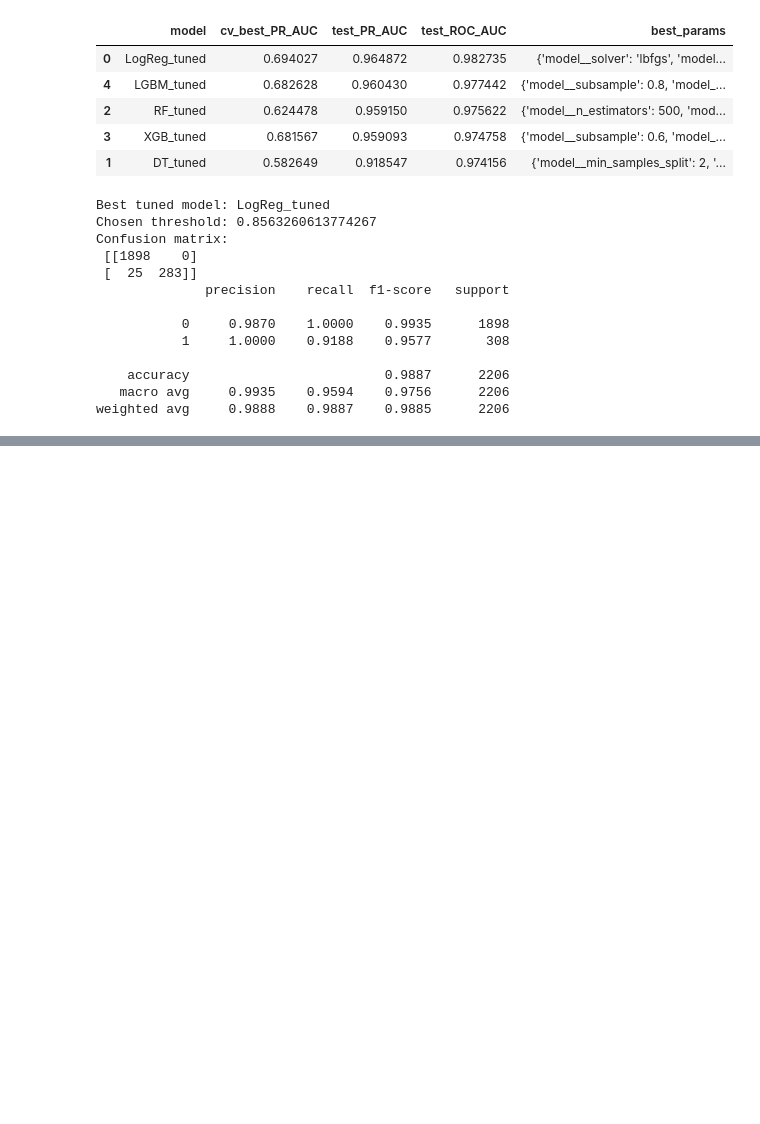
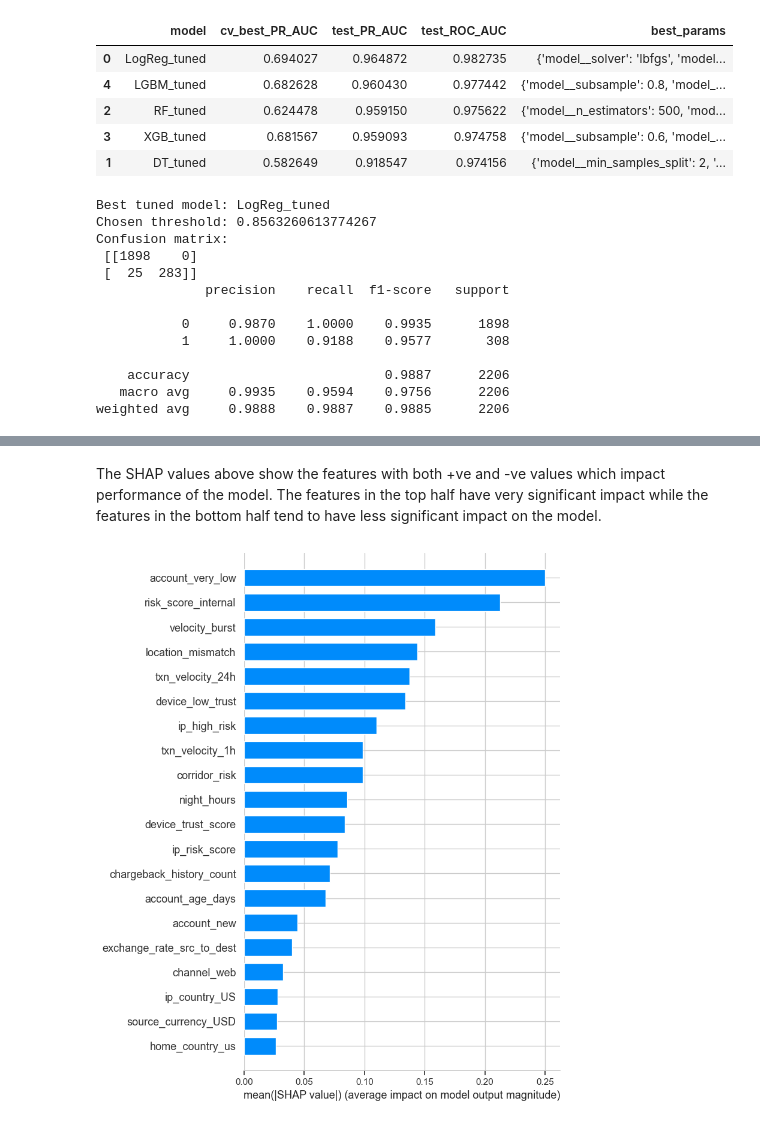
Before and after one commit to UzorNwokeaka/novapay-fraud-detection-project, a Jupyter notebook: notebooks/NovaPay - uzor_nwokeaka.ipynb, the cells around one changed output, grey strips where cells are left out. Cells and saved outputs as stored; diff of their text form; code cells hidden in the pictures; blank space fills up the shorter version.

```diff
--- a/notebooks/NovaPay - uzor_nwokeaka.ipynb
+++ b/notebooks/NovaPay - uzor_nwokeaka.ipynb
@@ -1668,0 +1660,8 @@ Saved: novapay_fraud_best_tuned_pipeline.pkl
+# %%
+# Load your best pipeline ---
+best_pipe = joblib.load("novapay_fraud_best_tuned_pipeline.pkl")
+
+pre = best_pipe.named_steps["preprocess"]
+model = best_pipe.named_steps["model"]
+
+print("Loaded model:", type(model))
@@ -1668,0 +1713,9 @@ Saved: novapay_fraud_best_tuned_pipeline.pkl
+# %% [markdown]
+The SHAP values above show the features with both +ve and -ve values which impact performance of the model. The features in the top half have very significant impact while the features in the bottom half tend to have less significant impact on the model.
+# %%
+# Summary (bar)
+shap.summary_plot(shap_values, X_sample, feature_names=feature_names, plot_type="bar", show=False)
+plt.tight_layout()
+plt.show()
+# %% [output]
+[figure, added]
```
Also changed, not shown: parts of 21 cells of this notebook.
